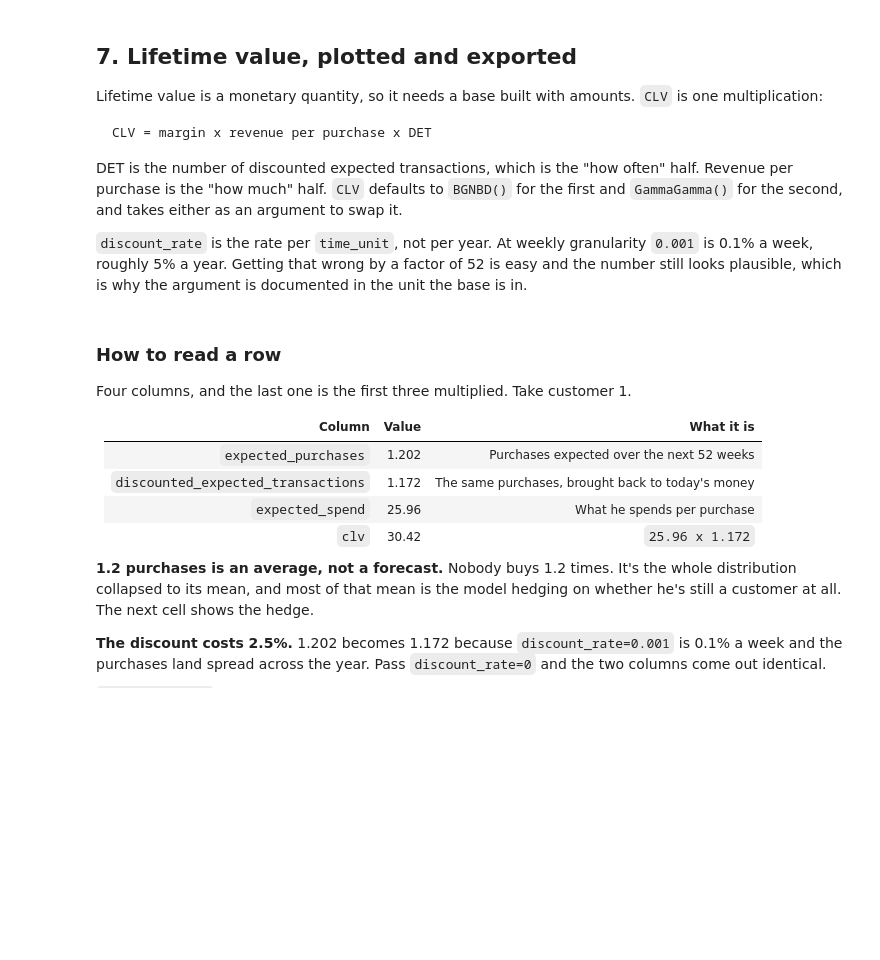
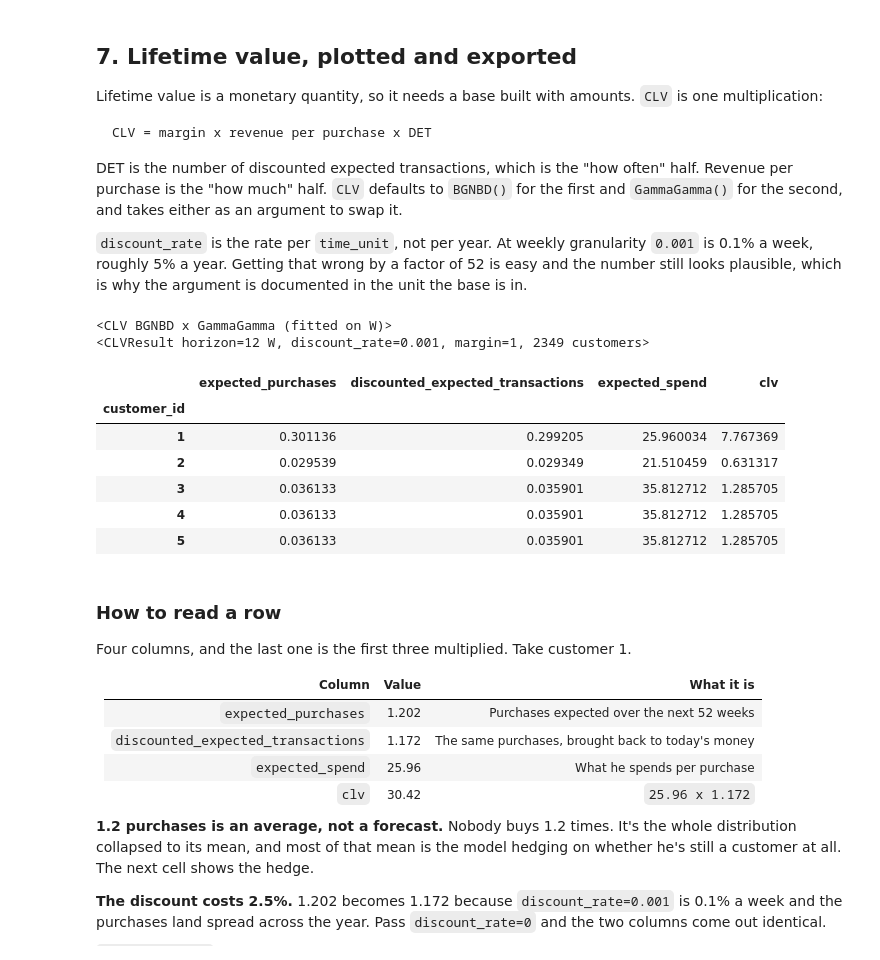
Before and after one commit to nasserboan/clvkit, a Jupyter notebook: examples/cdnow_clv.ipynb, the cells around one changed output. Cells and saved outputs as stored; diff of their text form; code cells hidden in the pictures; blank space fills up the shorter version.

```diff
--- a/examples/cdnow_clv.ipynb
+++ b/examples/cdnow_clv.ipynb
@@ -587,11 +666,21 @@ in the unit the base is in.
 # %%
 cb = CustomerBase.from_transactions(log, time_unit="W", collapse="D")
 clv = CLV().fit(cb)
 print(repr(clv))
 
-result = clv.predict(horizon=52, discount_rate=0.001, margin=1.0)
+result = clv.predict(horizon=12, discount_rate=0.001, margin=1.0)
 print(repr(result))
 result.to_pandas().head()
+# %% [output]
+<CLV BGNBD x GammaGamma (fitted on W)>
+<CLVResult horizon=12 W, discount_rate=0.001, margin=1, 2349 customers>
+|  | expected_purchases | discounted_expected_transactions | expected_spend | clv |
+| customer_id |  |  |  |  |
+| 1 | 0.301136 | 0.299205 | 25.960034 | 7.767369 |
+| 2 | 0.029539 | 0.029349 | 21.510459 | 0.631317 |
+| 3 | 0.036133 | 0.035901 | 35.812712 | 1.285705 |
+| 4 | 0.036133 | 0.035901 | 35.812712 | 1.285705 |
+| 5 | 0.036133 | 0.035901 | 35.812712 | 1.285705 |
 # %% [markdown]
 ### How to read a row
 
```
Also changed, not shown: parts of 19 cells of this notebook, 51 other files.
